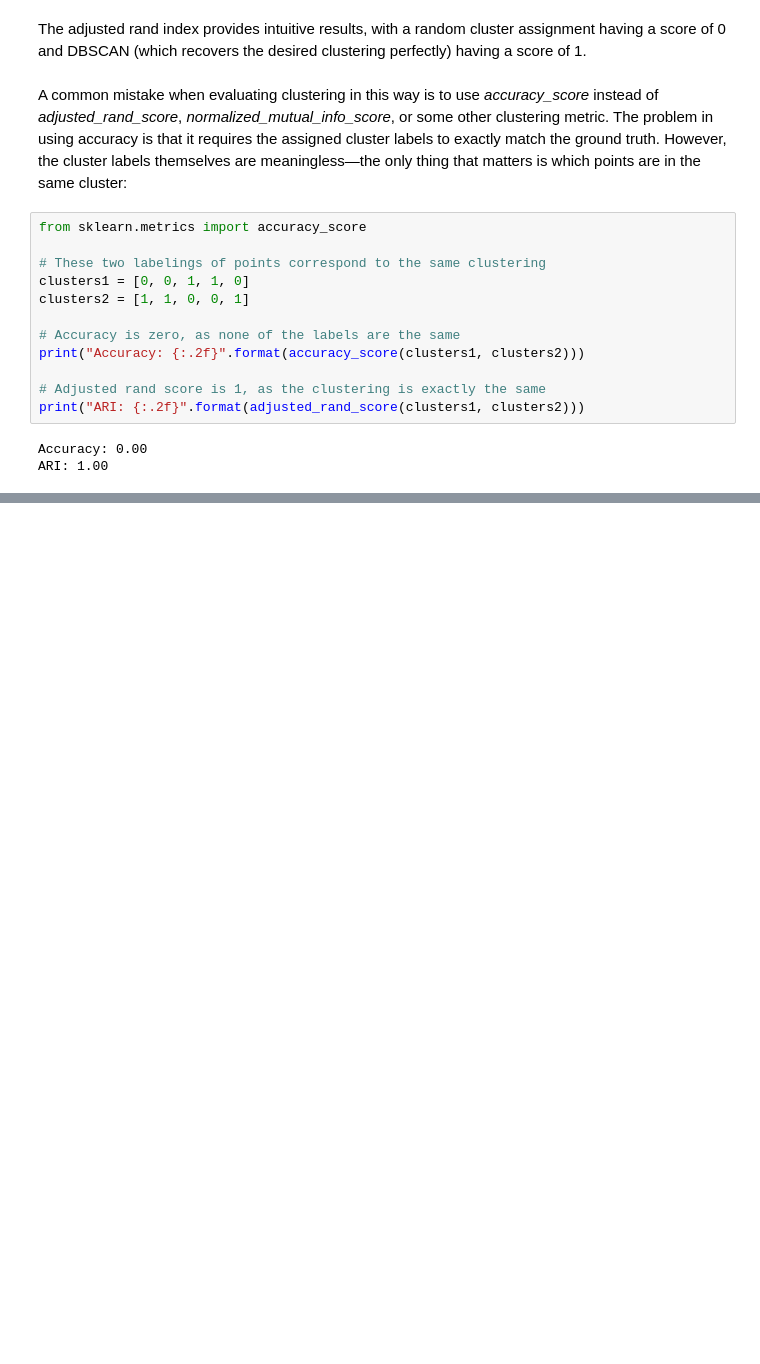
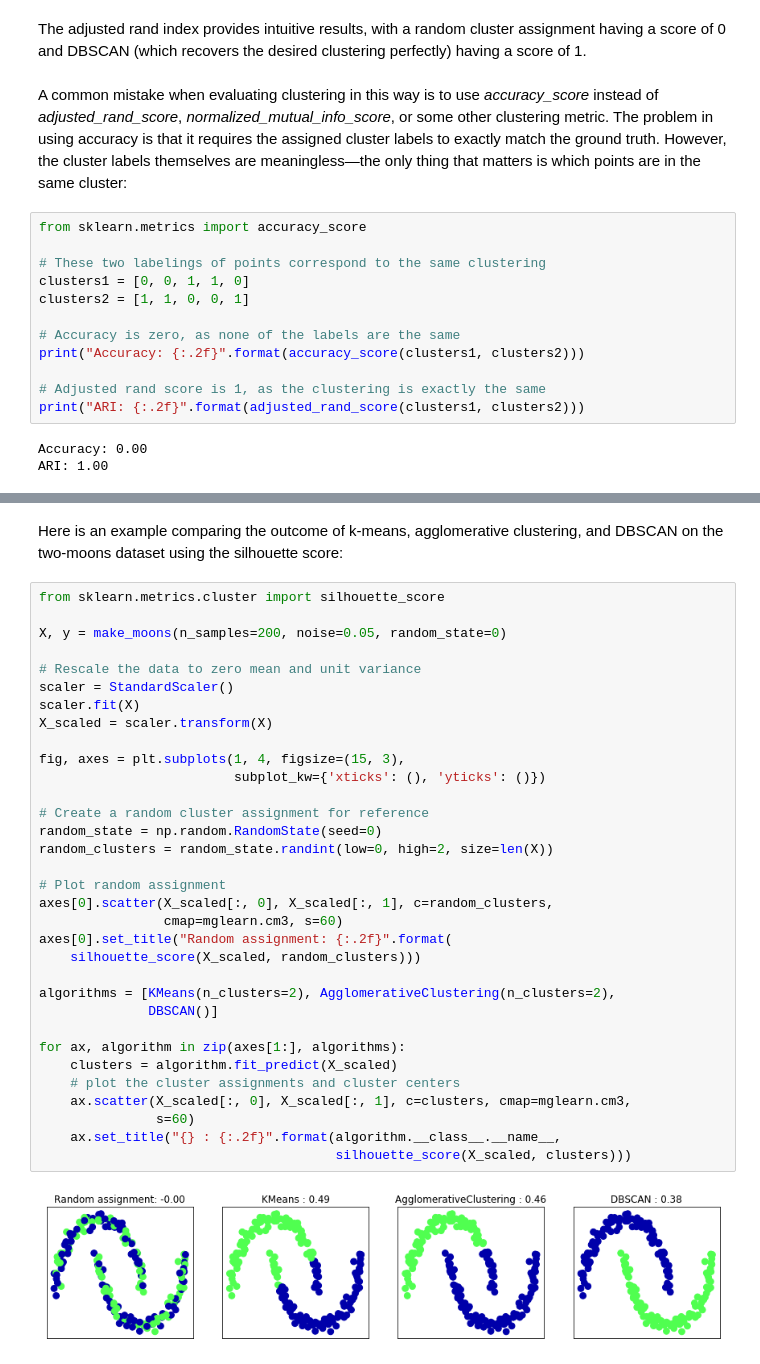
Before and after one commit to carlhinderer/python-ml-intro, a Jupyter notebook: notebooks/03_unsupervised_learning/i_comparing_cluster_algorithms.ipynb, the cells around one changed output, grey strips where cells are left out. Drawn from its saved outputs; the diff is of its cells as text; blank space fills up the shorter version.

Commit message:
Added notes on comparing clustering algorithms without ground truth available.

```diff
--- a/notebooks/03_unsupervised_learning/i_comparing_cluster_algorithms.ipynb
+++ b/notebooks/03_unsupervised_learning/i_comparing_cluster_algorithms.ipynb
@@ -85,0 +92,37 @@ ARI: 1.00
+# %% [markdown]
+Here is an example comparing the outcome of k-means, agglomerative clustering, and DBSCAN on the two-moons dataset using the silhouette score:
+# %%
+from sklearn.metrics.cluster import silhouette_score
+
+X, y = make_moons(n_samples=200, noise=0.05, random_state=0)
+
+# Rescale the data to zero mean and unit variance
+scaler = StandardScaler()
+scaler.fit(X)
+X_scaled = scaler.transform(X)
+
+fig, axes = plt.subplots(1, 4, figsize=(15, 3),
+                         subplot_kw={'xticks': (), 'yticks': ()})
+
+# Create a random cluster assignment for reference
+random_state = np.random.RandomState(seed=0)
+random_clusters = random_state.randint(low=0, high=2, size=len(X))
+
+# Plot random assignment
+axes[0].scatter(X_scaled[:, 0], X_scaled[:, 1], c=random_clusters,
+                cmap=mglearn.cm3, s=60)
+axes[0].set_title("Random assignment: {:.2f}".format(
+    silhouette_score(X_scaled, random_clusters)))
+
+algorithms = [KMeans(n_clusters=2), AgglomerativeClustering(n_clusters=2),
+              DBSCAN()]
+
+for ax, algorithm in zip(axes[1:], algorithms):
+    clusters = algorithm.fit_predict(X_scaled)
+    # plot the cluster assignments and cluster centers
+    ax.scatter(X_scaled[:, 0], X_scaled[:, 1], c=clusters, cmap=mglearn.cm3,
+               s=60)
+    ax.set_title("{} : {:.2f}".format(algorithm.__class__.__name__,
+                                      silhouette_score(X_scaled, clusters)))
+# %% [output]
+[figure, added]
```
Also changed, not shown: parts of 4 cells of this notebook.
